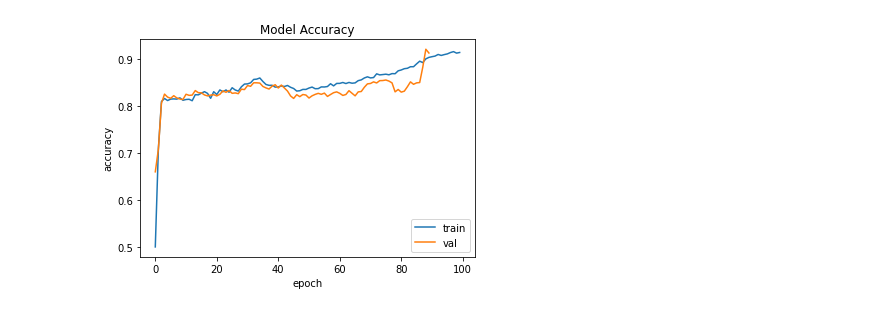
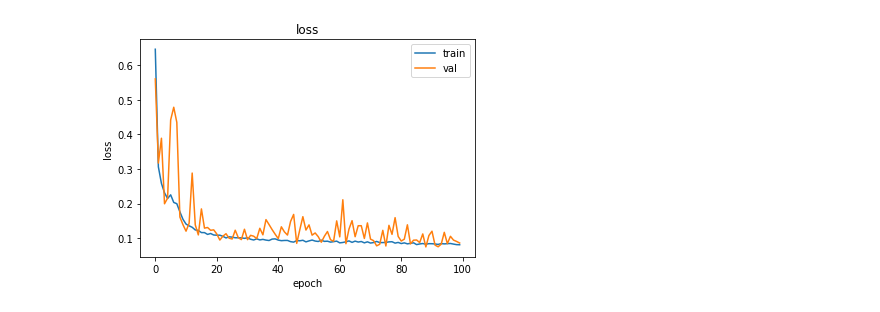
Before and after one commit to joshlerner/triumf-ml, a Jupyter notebook: PionReconstruction/PionTrainingExample.ipynb, the cells around one changed output. Saved outputs shown, nothing was run; the diff lists cells and outputs as text; code cells hidden in the pictures.

Commit message:
added plotting, latest training and predictions

```diff
--- a/PionReconstruction/PionTrainingExample.ipynb
+++ b/PionReconstruction/PionTrainingExample.ipynb
@@ -53,31 +54,44 @@ ________________________________________________________________________________
 # %%
 
 train_val_split = 0.8
-batch_size = 300
+batch_size = 64
 
 pi0_list = [[data_path + f'pi0/user.angerami.24559740.OutputStream._000{i:03d}.root', 1]
-            for i in list(range(11, 113)) + list(range(116, 218))]
+            for i in list(range(11, 113)) + list(range(116, 232))]
 pipm_list = [[data_path + f'pipm/user.angerami.24559744.OutputStream._000{i:03d}.root', 0]
-             for i in list(range(11, 113)) + list(range(116, 218))]
+             for i in list(range(11, 113)) + list(range(116, 232))]
+
+np.random.shuffle(pi0_list)
+np.random.shuffle(pipm_list)
 
 train_start = 0
 train_end = train_start + int(train_val_split*len(pi0_list))
 val_start = train_end
 val_end = len(pi0_list)
-train_file_list = np.concatenate((pi0_list[train_start:train_end], pipm_list[train_start:train_end]))
-val_file_list = np.concatenate((pi0_list[val_start:val_end], pipm_list[val_start:val_end]))
+train_file_list = (pi0_list[train_start:train_end], pipm_list[train_start:train_end])
+val_file_list = (pi0_list[val_start:val_end], pipm_list[val_start:val_end])
+
+test_file_list = ([[data_path + f'pi0/user.angerami.24559740.OutputStream._000{i:03d}.root', 1] for i in range(232, 264)],
+                  [[data_path + f'pipm/user.angerami.24559744.OutputStream._000{i:03d}.root', 0] for i in range(232, 264)])
 # %%
 
 train_generator = garnetDataGenerator(train_file_list,
                                       cell_geo_path,
                                       batch_size,
                                       labeled=True,
-                                      preprocess=True,
+                                      preprocess=False,
                                       output_dir=out_path + 'train/')
 
 validation_generator = garnetDataGenerator(val_file_list,
-                                           train_generator.geo_dict,
-                                           batch_size,
+                                           cell_geo_path,
+                                           batch_size, #int(batch_size*(1 - train_val_split)/train_val_split),
                                            labeled=True,
-                                           preprocess=True,
+                                           preprocess=False,
                                            output_dir=out_path + 'val/')
+
+test_generator = garnetDataGenerator(test_file_list,
+                                     cell_geo_path,
+                                     batch_size=1000,
+                                     labeled=True,
+                                     preprocess=False,
+                                     output_dir=out_path + 'test/')
@@ -95,8 +99,8 @@ Preprocessing and saving data to /fast_scratch_1/jlerner/data/val/
 
 history = model.fit(train_generator.generator(),
                     validation_data=validation_generator.generator(),
-                    steps_per_epoch=200,
-                    validation_steps=80,
+                    steps_per_epoch=400,
+                    validation_steps=100,
                     shuffle=True,
                     epochs=100,
                     verbose=2)
@@ -143,10 +135,4 @@ plt.show()
-# %%
-plt.plot(history.history['accuracy'])
-plt.plot(history.history['val_accuracy'])
-plt.title('Model Accuracy')
-plt.ylabel('accuracy')
-plt.xlabel('epoch')
-plt.legend(['train', 'val'], loc='lower right')
-plt.show()
-# %% [output]
-[figure, removed]
+# %%
+plot.training_curve(history, 'loss')
+# %% [output]
+[figure, added]
```
Also changed, not shown: parts of 7 cells of this notebook, 5 other files.
